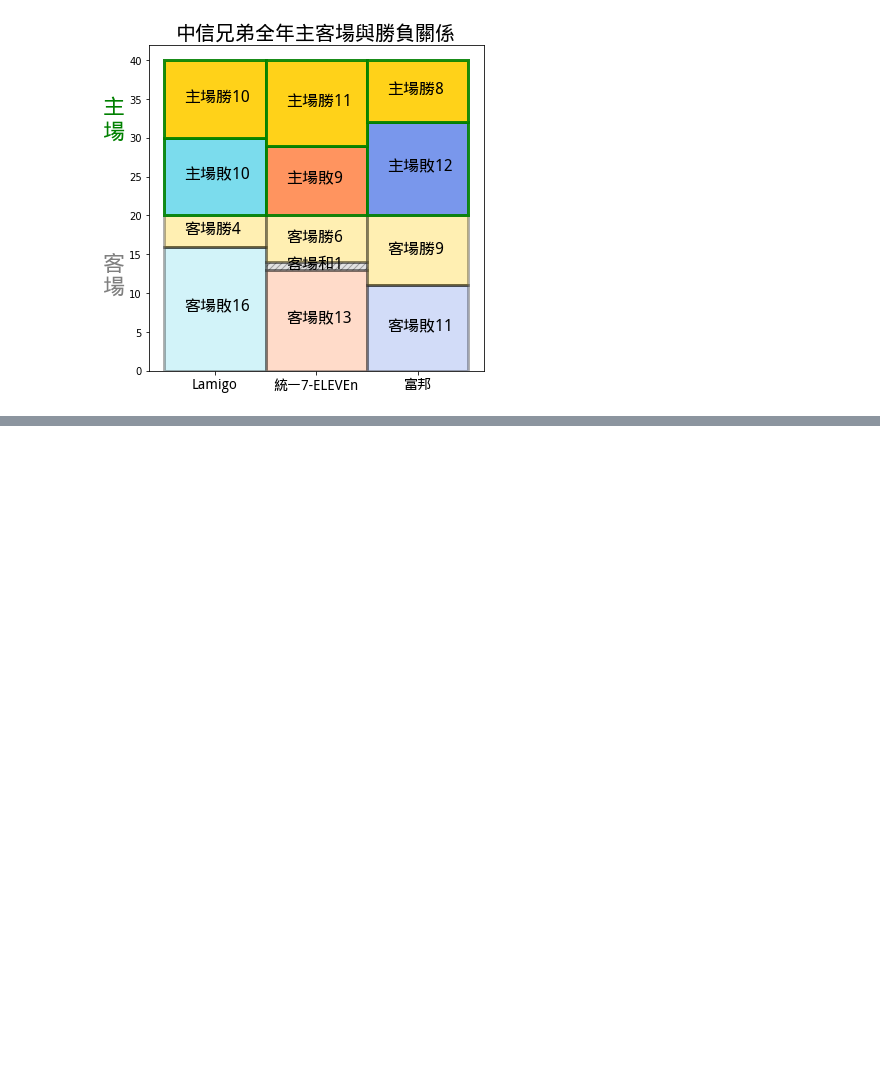
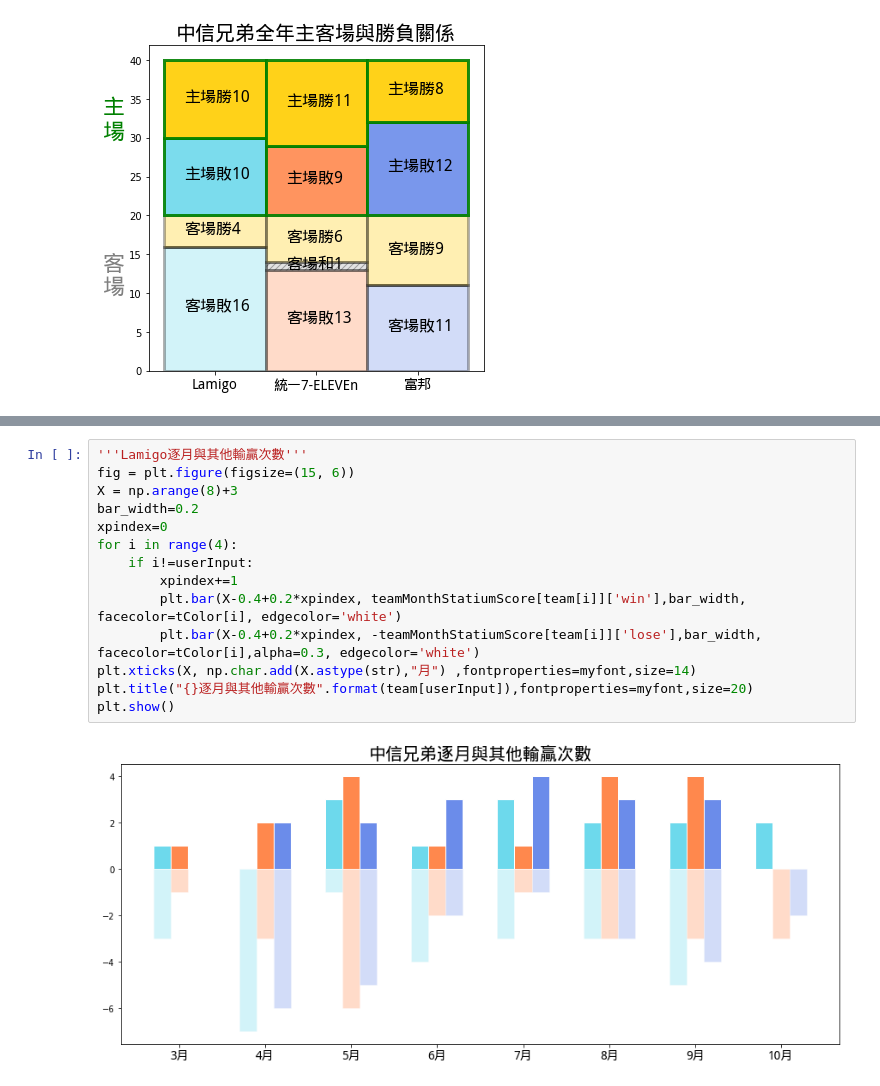
Before and after one commit to U10316043/dataclassSample, a Jupyter notebook: 2018中職球隊分析.ipynb, the cells around one changed output, grey strips where cells are left out. Drawn from its saved outputs; the diff is of its cells as text; blank space fills up the shorter version.

```diff
--- a/2018中職球隊分析.ipynb
+++ b/2018中職球隊分析.ipynb
@@ -300,0 +379,16 @@ monthScore
+# %%
+'''Lamigo逐月與其他輸贏次數'''
+fig = plt.figure(figsize=(15, 6))
+X = np.arange(8)+3
+bar_width=0.2
+xpindex=0
+for i in range(4):
+    if i!=userInput:
+        xpindex+=1
+        plt.bar(X-0.4+0.2*xpindex, teamMonthStatiumScore[team[i]]['win'],bar_width, facecolor=tColor[i], edgecolor='white')
+        plt.bar(X-0.4+0.2*xpindex, -teamMonthStatiumScore[team[i]]['lose'],bar_width, facecolor=tColor[i],alpha=0.3, edgecolor='white')
+plt.xticks(X, np.char.add(X.astype(str),"月") ,fontproperties=myfont,size=14)
+plt.title("{}逐月與其他輸贏次數".format(team[userInput]),fontproperties=myfont,size=20)
+plt.show()
+# %% [output]
+[figure, added]
```
Also changed, not shown: parts of 8 cells of this notebook.
